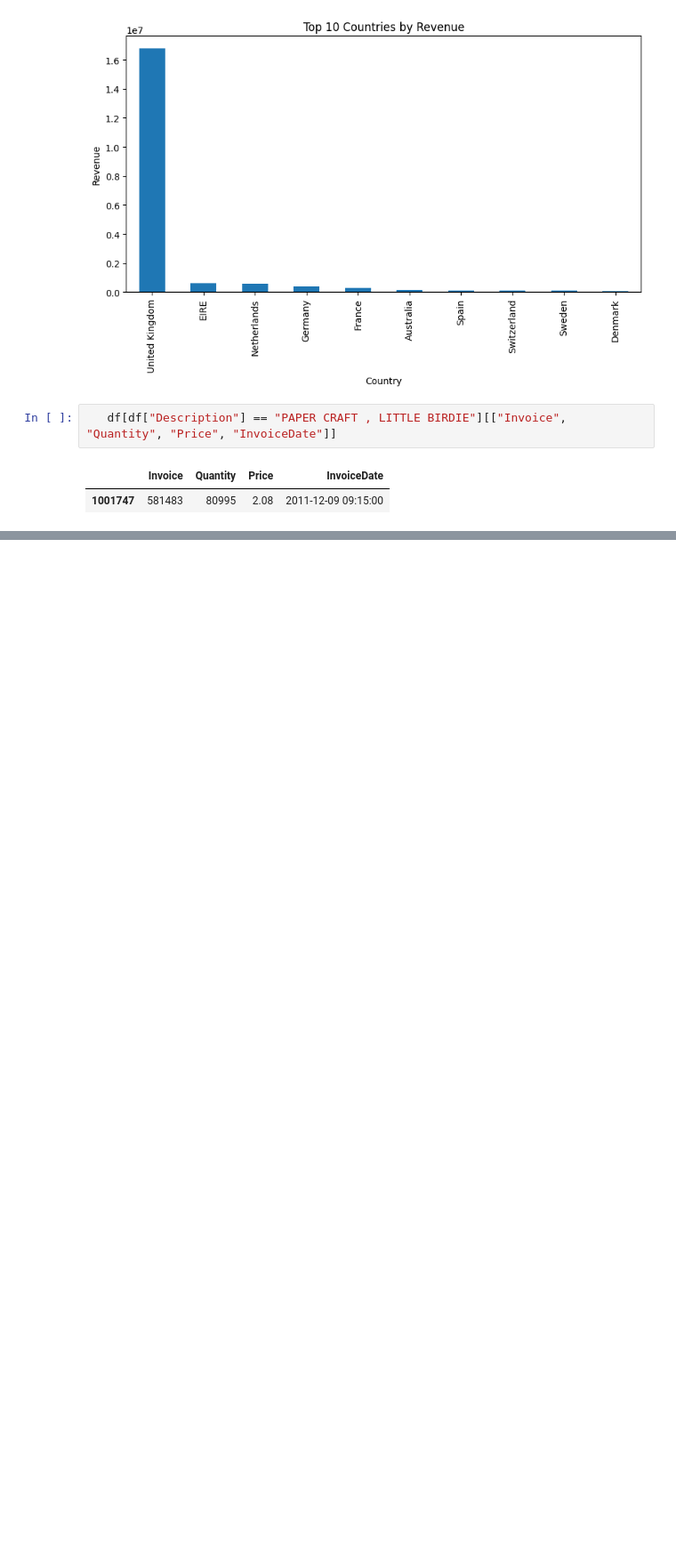
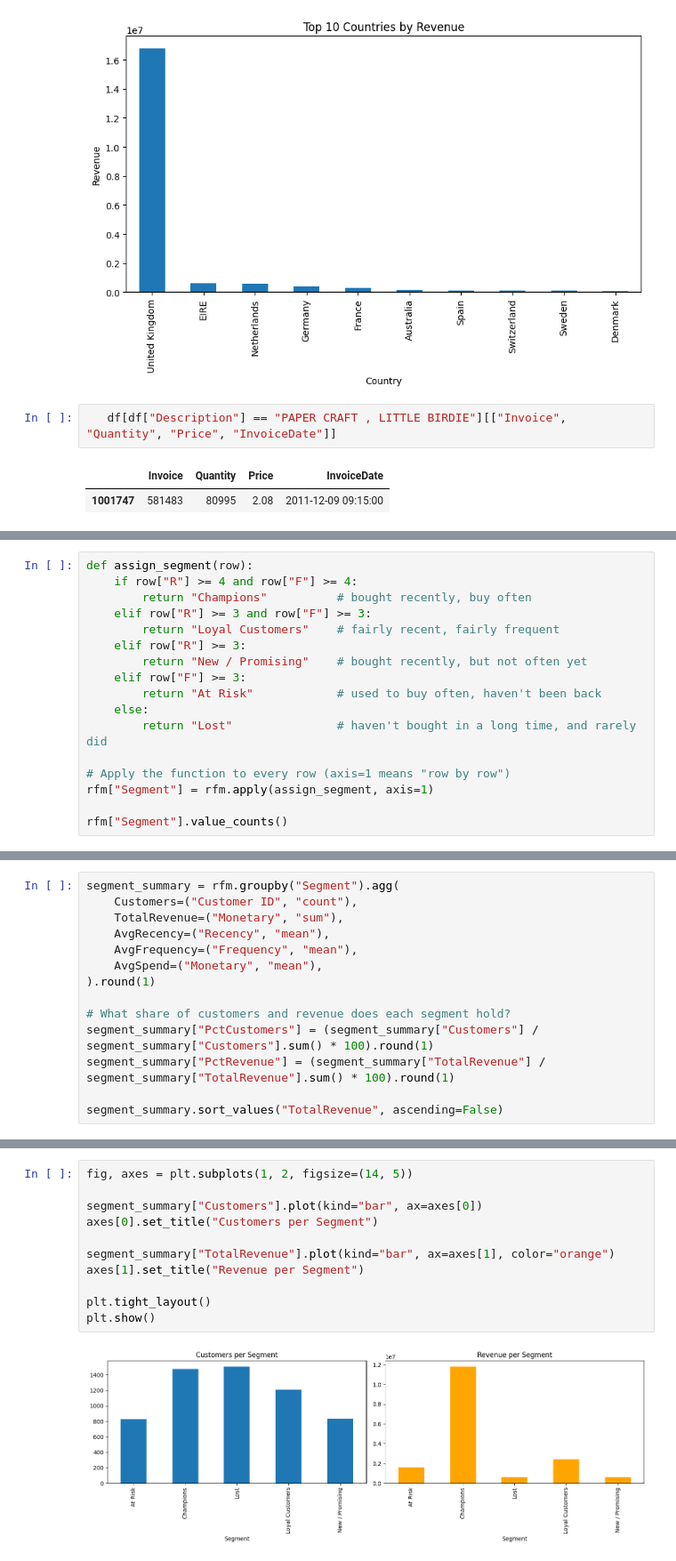
Before and after one commit to dilna06/retail-sales-analytics, a Jupyter notebook: notebooks/02_analysis.ipynb, the cells around one changed output, grey strips where cells are left out. Shown at 89% size. Drawn from its saved outputs; the diff is of its cells as text; blank space fills up the shorter version.

Commit message:
Add RFM customer segmentation

```diff
--- a/notebooks/02_analysis.ipynb
+++ b/notebooks/02_analysis.ipynb
@@ -111,0 +157,17 @@ plt.show()
+# %%
+def assign_segment(row):
+    if row["R"] >= 4 and row["F"] >= 4:
+        return "Champions"          # bought recently, buy often
+    elif row["R"] >= 3 and row["F"] >= 3:
+        return "Loyal Customers"    # fairly recent, fairly frequent
+    elif row["R"] >= 3:
+        return "New / Promising"    # bought recently, but not often yet
+    elif row["F"] >= 3:
+        return "At Risk"            # used to buy often, haven't been back
+    else:
+        return "Lost"               # haven't bought in a long time, and rarely did
+
+# Apply the function to every row (axis=1 means "row by row")
+rfm["Segment"] = rfm.apply(assign_segment, axis=1)
+
+rfm["Segment"].value_counts()
@@ -111,0 +182,14 @@ plt.show()
+# %%
+segment_summary = rfm.groupby("Segment").agg(
+    Customers=("Customer ID", "count"),
+    TotalRevenue=("Monetary", "sum"),
+    AvgRecency=("Recency", "mean"),
+    AvgFrequency=("Frequency", "mean"),
+    AvgSpend=("Monetary", "mean"),
+).round(1)
+
+# What share of customers and revenue does each segment hold?
+segment_summary["PctCustomers"] = (segment_summary["Customers"] / segment_summary["Customers"].sum() * 100).round(1)
+segment_summary["PctRevenue"] = (segment_summary["TotalRevenue"] / segment_summary["TotalRevenue"].sum() * 100).round(1)
+
+segment_summary.sort_values("TotalRevenue", ascending=False)
@@ -111,0 +204,13 @@ plt.show()
+# %%
+fig, axes = plt.subplots(1, 2, figsize=(14, 5))
+
+segment_summary["Customers"].plot(kind="bar", ax=axes[0])
+axes[0].set_title("Customers per Segment")
+
+segment_summary["TotalRevenue"].plot(kind="bar", ax=axes[1], color="orange")
+axes[1].set_title("Revenue per Segment")
+
+plt.tight_layout()
+plt.show()
+# %% [output]
+[figure, added]
```
Also changed, not shown: parts of 6 cells of this notebook.
